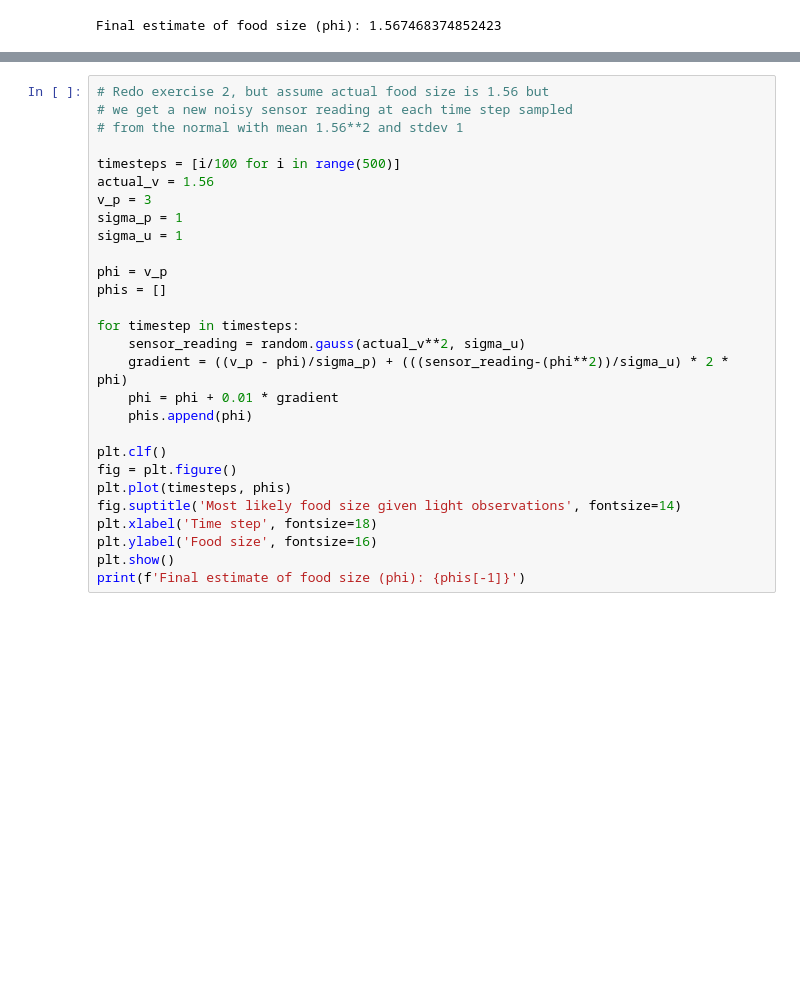
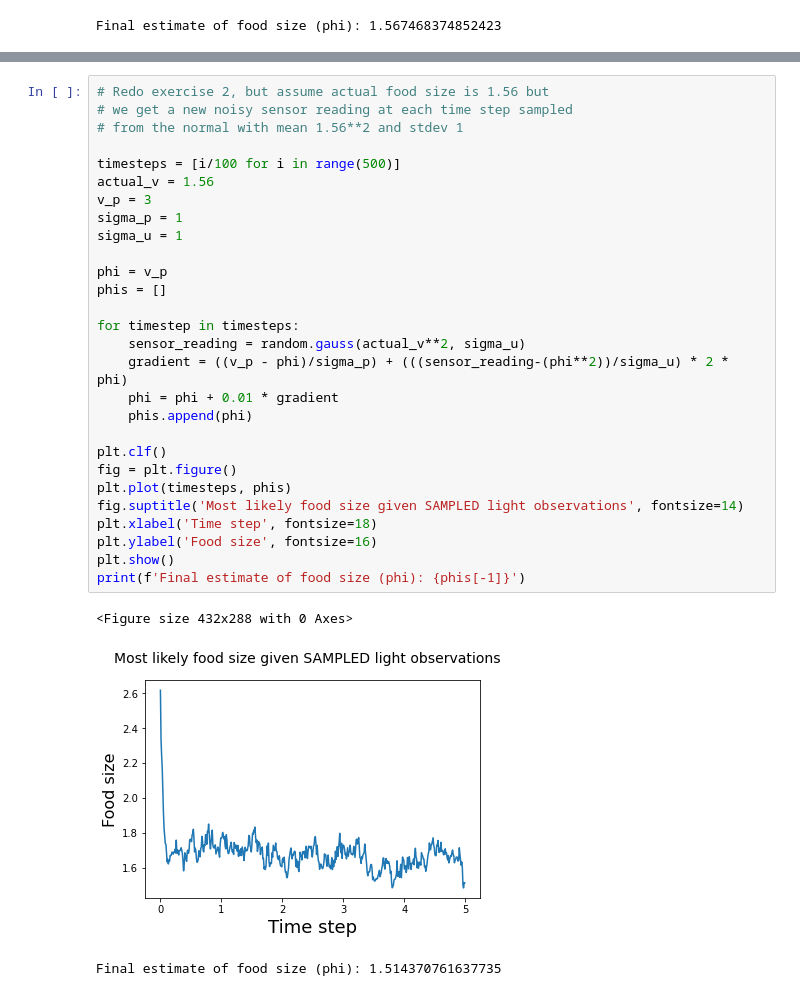
Before and after one commit to nickjalbert/reading, a Jupyter notebook: code/tutorial_problems.ipynb, the cells around one changed output, grey strips where cells are left out. Cells and saved outputs as stored; diff of their text form; blank space fills up the shorter version.

```diff
--- a/code/tutorial_problems.ipynb
+++ b/code/tutorial_problems.ipynb
@@ -176,28 +176,32 @@ Total probability weight between 1 and 7 (should be ~0.99): 0.99723
 # %%
 # Redo exercise 2, but assume actual food size is 1.56 but
 # we get a new noisy sensor reading at each time step sampled
 # from the normal with mean 1.56**2 and stdev 1
 
 timesteps = [i/100 for i in range(500)]
 actual_v = 1.56
 v_p = 3
 sigma_p = 1
 sigma_u = 1
 
 phi = v_p
 phis = []
 
 for timestep in timesteps:
     sensor_reading = random.gauss(actual_v**2, sigma_u)
     gradient = ((v_p - phi)/sigma_p) + (((sensor_reading-(phi**2))/sigma_u) * 2 * phi)
     phi = phi + 0.01 * gradient
     phis.append(phi)
 
 plt.clf()
 fig = plt.figure()
 plt.plot(timesteps, phis)
-fig.suptitle('Most likely food size given light observations', fontsize=14)
+fig.suptitle('Most likely food size given SAMPLED light observations', fontsize=14)
 plt.xlabel('Time step', fontsize=18)
 plt.ylabel('Food size', fontsize=16)
 plt.show()
 print(f'Final estimate of food size (phi): {phis[-1]}')
+# %% [output]
+<Figure size 432x288 with 0 Axes>
+[figure, added]
+Final estimate of food size (phi): 1.514370761637735
```
Also changed, not shown: parts of 3 cells of this notebook, 1 other file.
